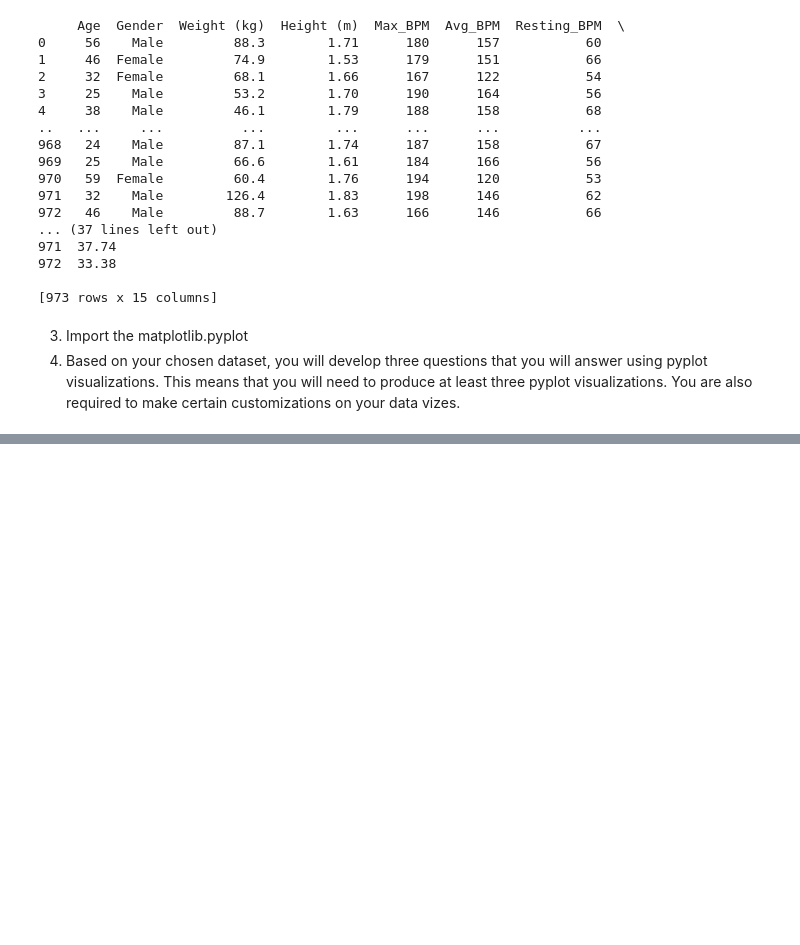
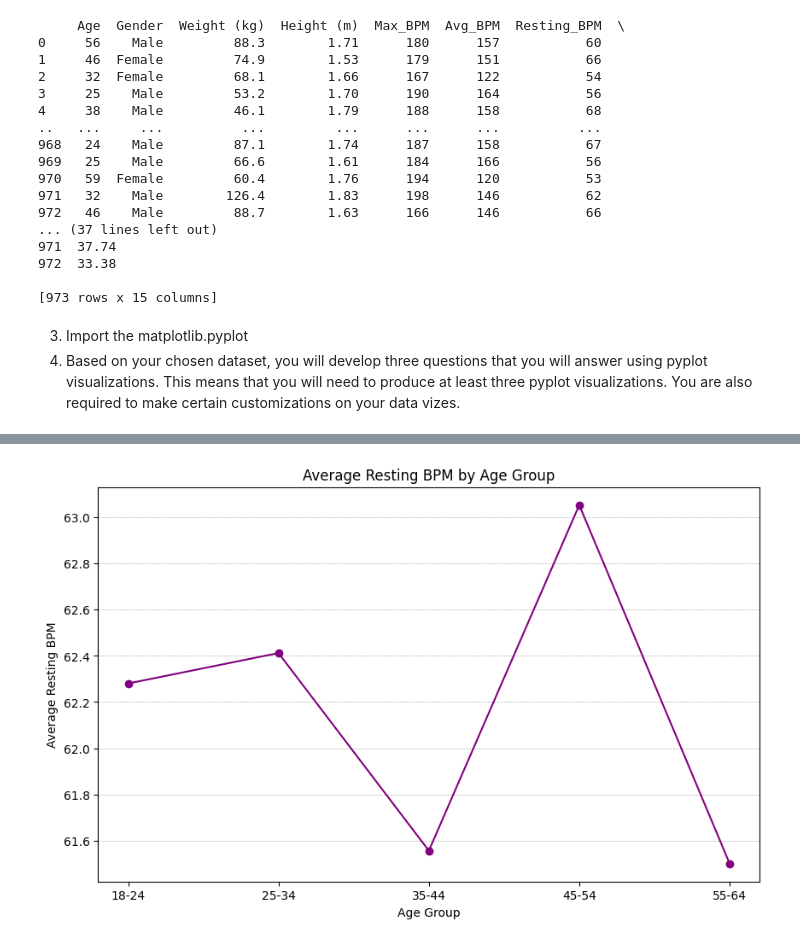
Before and after one commit to EdsonRaySanJuan/CpE-031-VDA-CpE-21S4, a Jupyter notebook: Midterm/Laboratory Introduction to Matplot/Exercise_8.ipynb, the cells around one changed output, grey strips where cells are left out. Cells and saved outputs as stored; diff of their text form; code cells hidden in the pictures; blank space fills up the shorter version.

```diff
--- a/Midterm/Laboratory Introduction to Matplot/Exercise_8.ipynb
+++ b/Midterm/Laboratory Introduction to Matplot/Exercise_8.ipynb
@@ -404,0 +403,20 @@ plt.show()
+# %%
+# Line Plot
+# Define age groups
+bins = [18, 25, 35, 45, 55, 65, 75]
+labels = ['18-24', '25-34', '35-44', '45-54', '55-64', '65-74']
+gym_data['Age_Group'] = pd.cut(gym_data['Age'], bins=bins, labels=labels)
+
+# Calculate the average resting BPM for each age group
+avg_resting_bpm_by_age_group = gym_data.groupby('Age_Group')['Resting_BPM'].mean()
+
+# Plotting
+plt.figure(figsize=(10, 6))
+plt.plot(avg_resting_bpm_by_age_group.index, avg_resting_bpm_by_age_group.values, marker='o', linestyle='-', color='purple')
+plt.title('Average Resting BPM by Age Group')
+plt.xlabel('Age Group')
+plt.ylabel('Average Resting BPM')
+plt.grid(axis='y', linestyle='--', linewidth=0.5)
+plt.show()
+# %% [output]
+[figure, added]
```
Also changed, not shown: parts of 7 cells of this notebook.
